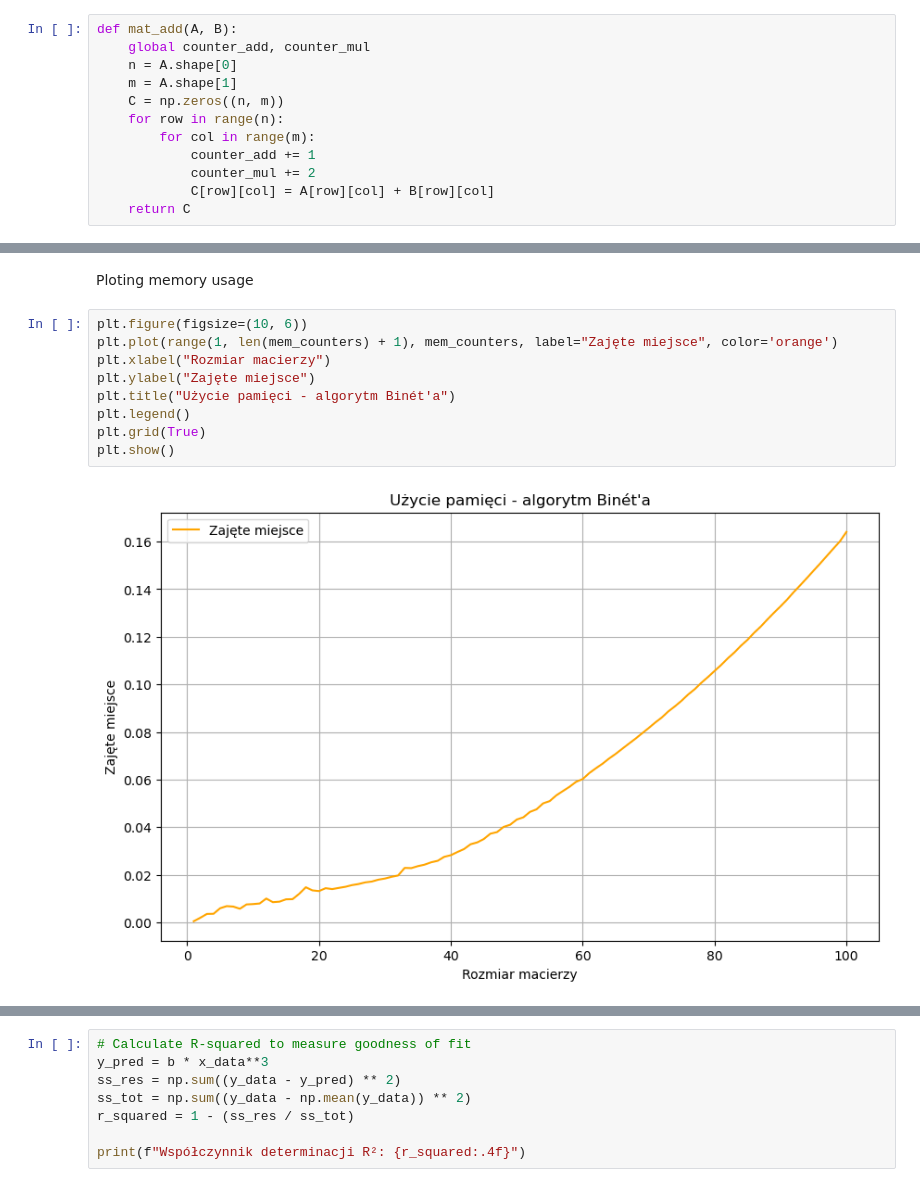
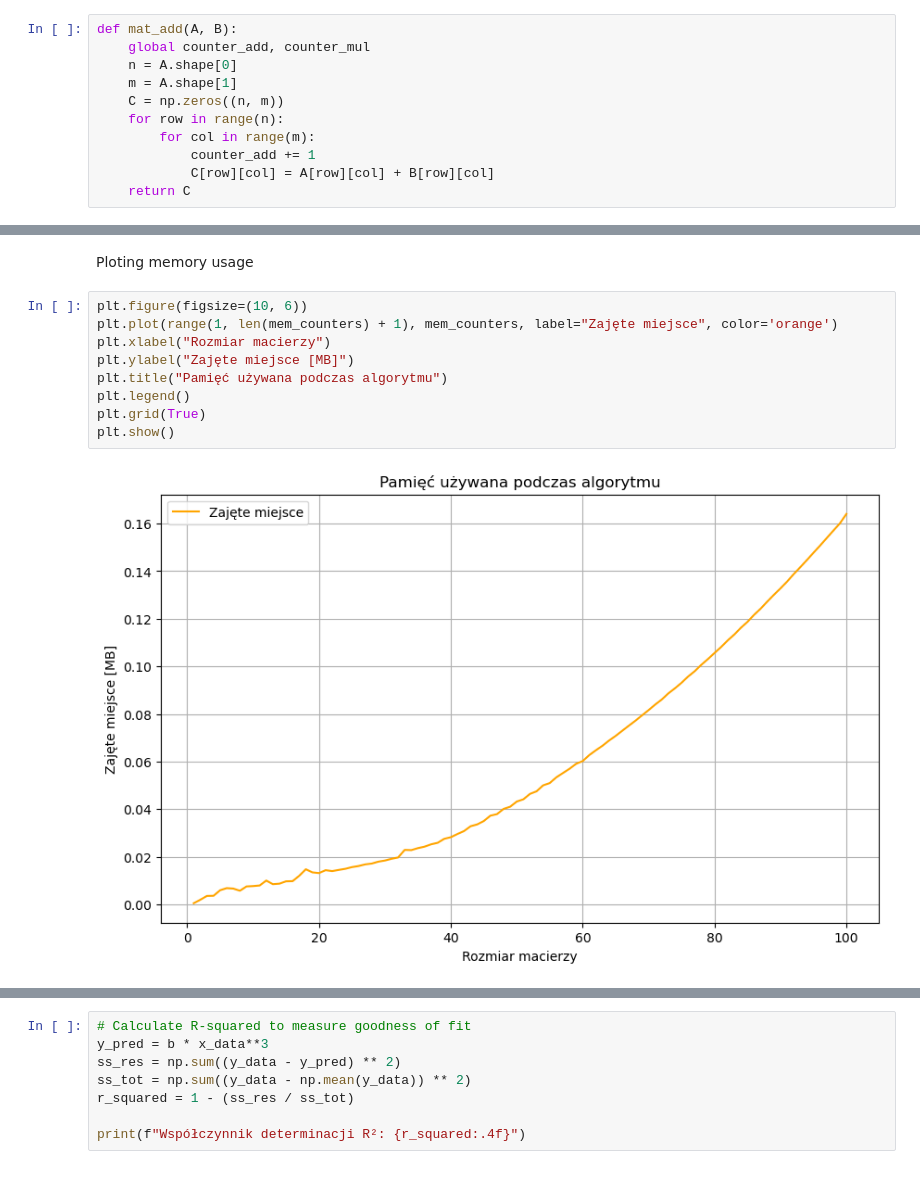
Before and after one commit to KubikZ/matrix-algorithms, a Jupyter notebook: lab1/binet.ipynb, the cells around one changed output, grey strips where cells are left out. Cells and saved outputs as stored; diff of their text form.

```diff
--- a/lab1/binet.ipynb
+++ b/lab1/binet.ipynb
@@ -13,7 +13,6 @@ def mat_add(A, B):
     for row in range(n):
         for col in range(m):
             counter_add += 1
-            counter_mul += 2
             C[row][col] = A[row][col] + B[row][col]
     return C
 # %%
@@ -277,14 +279,14 @@ Ploting memory usage
 # %%
 plt.figure(figsize=(10, 6))
 plt.plot(range(1, len(mem_counters) + 1), mem_counters, label="Zajęte miejsce", color='orange')
 plt.xlabel("Rozmiar macierzy")
-plt.ylabel("Zajęte miejsce")
-plt.title("Użycie pamięci - algorytm Binét'a")
+plt.ylabel("Zajęte miejsce [MB]")
+plt.title("Pamięć używana podczas algorytmu")
 plt.legend()
 plt.grid(True)
 plt.show()
 # %% [output]
-[figure, old version]
+[figure, new version]
 # %%
 import numpy as np
 import matplotlib.pyplot as plt
```
Also changed, not shown: parts of 5 cells of this notebook, 6 other files.
